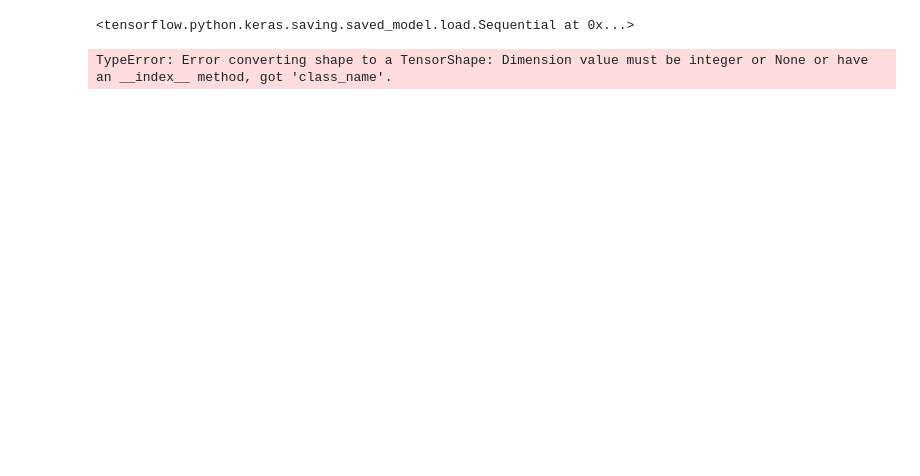
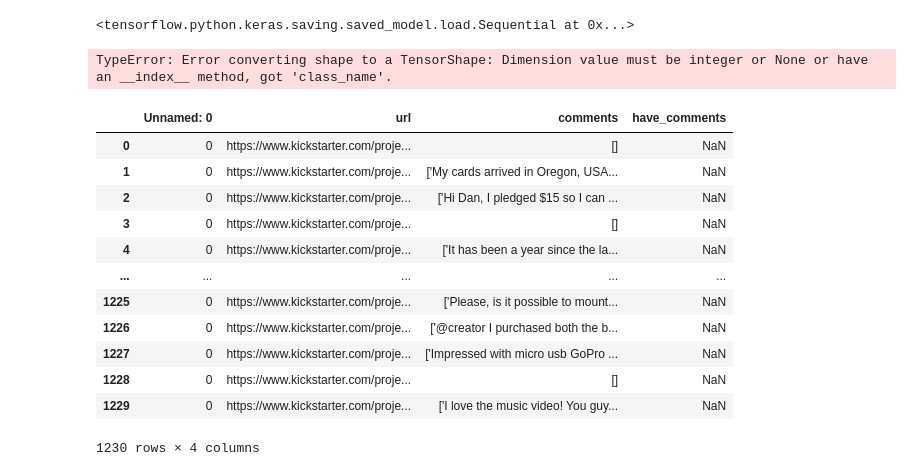
Before and after one commit to helen-tong/kickstarter, a Jupyter notebook: LSTM.ipynb, the cells around one changed output. Saved outputs shown, nothing was run; the diff lists cells and outputs as text; code cells hidden in the pictures; blank space fills up the shorter version.

```diff
--- a/LSTM.ipynb
+++ b/LSTM.ipynb
@@ -441,6 +504,5 @@ test_input = df['comments'][:5].values
 # %%
-tokenizer = Tokenizer(num_words=2)
-tokenizer.fit_on_texts(test_input)
-# xtrain= tokenizer.texts_to_sequences(x_train)
-xtest= tokenizer.texts_to_sequences(test_input)
+tokenizer = Tokenizer(num_words=100)
+tokenizer.fit_on_texts(x)
+xtest= tokenizer.texts_to_sequences(x)
 # %%
@@ -481,3 +577,29 @@ trained_model
 real_model = keras.models.load_model('my_model')
 # %% [output]
 TypeError: Error converting shape to a TensorShape: Dimension value must be integer or None or have an __index__ method, got 'class_name'.
+# %%
+df_comments = pd.read_csv('data/df_comments.csv', usecols=[0,1,2] )
+# %%
+def have_comments(x):
+    if len(x)>2:
+        return 1
+    else:
+        return 0
+# %%
+df_comments['have_comments'] = df_comments.apply(lambda x: have_comments(x))
+# %%
+df_comments
+# %% [output]
+|  | Unnamed: 0 | url | comments | have_comments |
+| 0 | 0 | https://www.kickstarter.com/proje... | [] | NaN |
+| 1 | 0 | https://www.kickstarter.com/proje... | ['My cards arrived in Oregon, USA... | NaN |
+| 2 | 0 | https://www.kickstarter.com/proje... | ['Hi Dan, I pledged $15 so I can ... | NaN |
+| 3 | 0 | https://www.kickstarter.com/proje... | [] | NaN |
+| 4 | 0 | https://www.kickstarter.com/proje... | ['It has been a year since the la... | NaN |
+| ... | ... | ... | ... | ... |
+| 1225 | 0 | https://www.kickstarter.com/proje... | ['Please, is it possible to mount... | NaN |
+| 1226 | 0 | https://www.kickstarter.com/proje... | ['@creator I purchased both the b... | NaN |
+| 1227 | 0 | https://www.kickstarter.com/proje... | ['Impressed with micro usb GoPro ... | NaN |
+| 1228 | 0 | https://www.kickstarter.com/proje... | [] | NaN |
+| 1229 | 0 | https://www.kickstarter.com/proje... | ['I love the music video! You guy... | NaN |
+1230 rows × 4 columns
```
Also changed, not shown: parts of 42 cells of this notebook.
